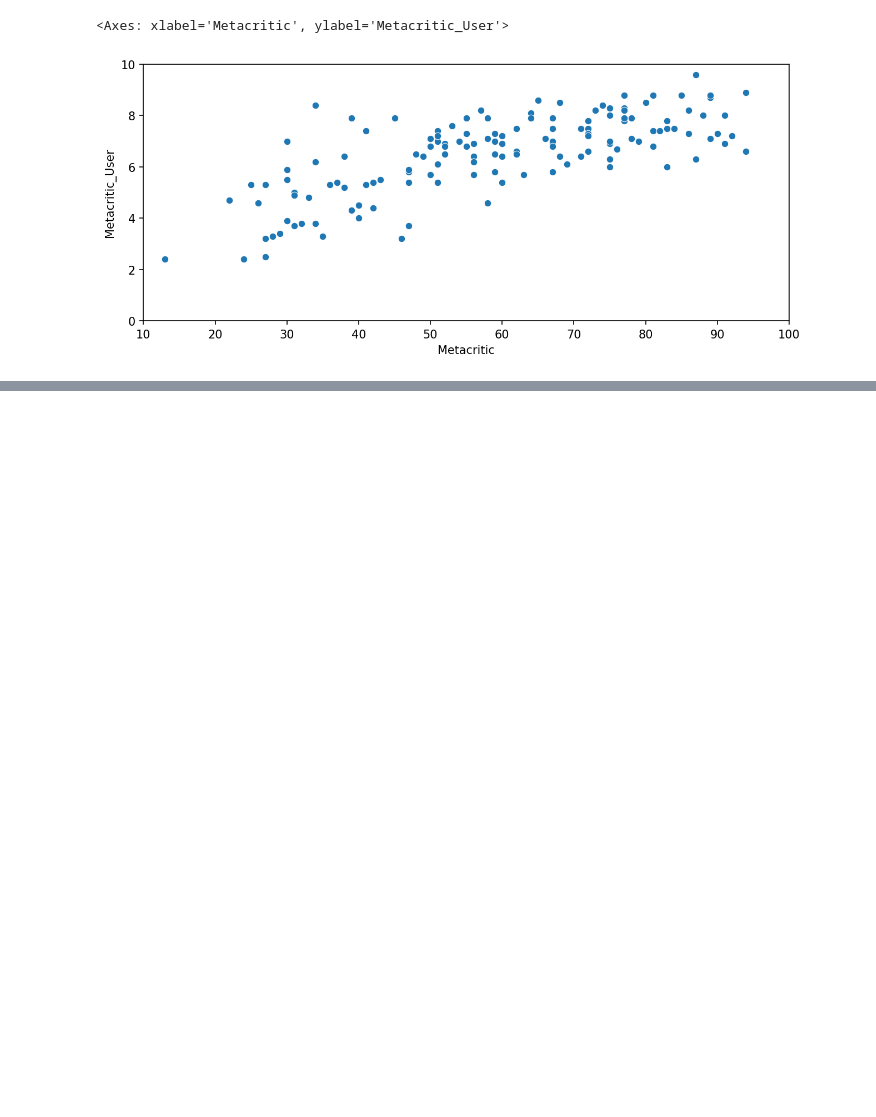
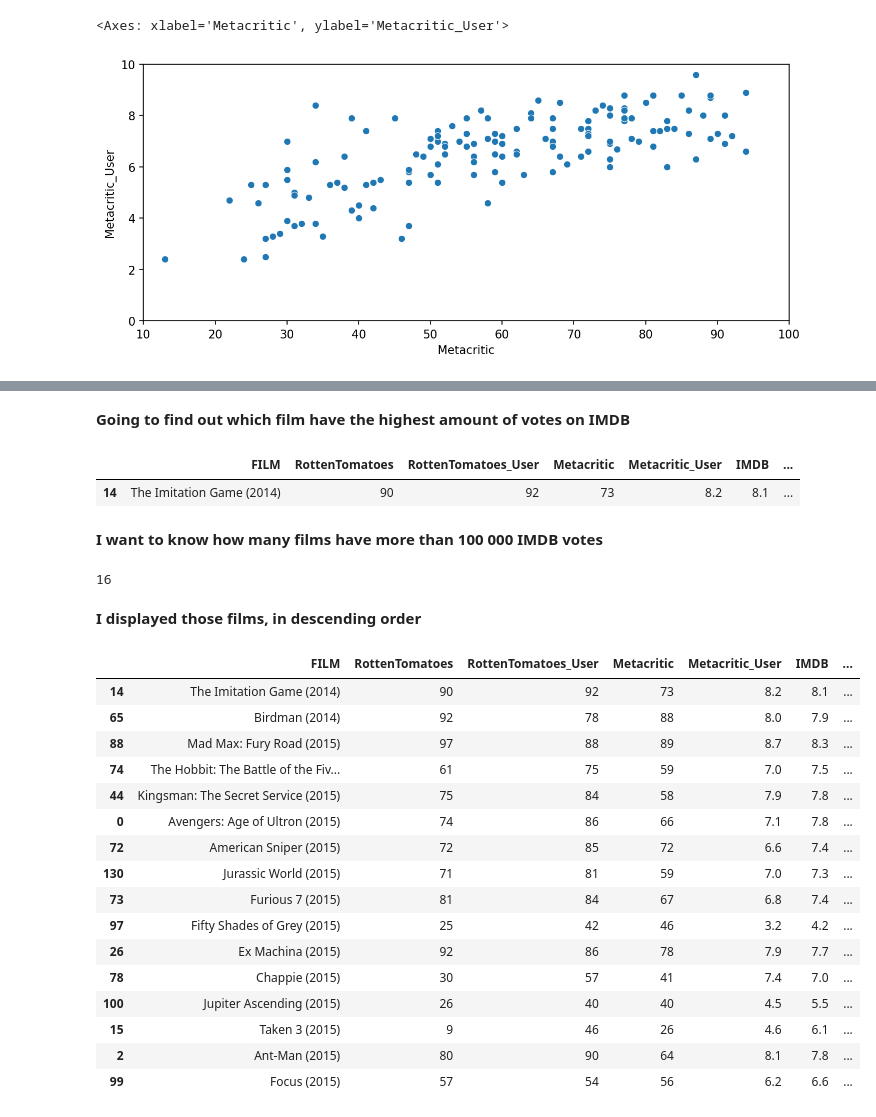
Before and after one commit to JovanTTT/FandangoProject, a Jupyter notebook: Fandango-Project.ipynb, the cells around one changed output, grey strips where cells are left out. Drawn from its saved outputs; the diff is of its cells as text; code cells hidden in the pictures; blank space fills up the shorter version.

```diff
--- a/Fandango-Project.ipynb
+++ b/Fandango-Project.ipynb
@@ -433,0 +455,35 @@ sns.scatterplot(data = all_sites, x = 'Metacritic', y = 'Metacritic_User')
+# %% [markdown]
+**Going to find out which film have the highest amount of votes on IMDB**
+# %%
+all_sites.nlargest(1, 'IMDB_user_vote_count')
+# %% [output]
+|  | FILM | RottenTomatoes | RottenTomatoes_User | Metacritic | Metacritic_User | IMDB | ... |
+| 14 | The Imitation Game (2014) | 90 | 92 | 73 | 8.2 | 8.1 | ... |
+# %% [markdown]
+**I want to know how many films have more than 100 000 IMDB votes**
+# %%
+len(all_sites[all_sites['IMDB_user_vote_count'] > 100000])
+# %% [output]
+16
+# %% [markdown]
+**I displayed those films, in descending order**
+# %%
+all_sites[all_sites['IMDB_user_vote_count'] > 100000].sort_values('IMDB_user_vote_count', ascending = False)
+# %% [output]
+|  | FILM | RottenTomatoes | RottenTomatoes_User | Metacritic | Metacritic_User | IMDB | ... |
+| 14 | The Imitation Game (2014) | 90 | 92 | 73 | 8.2 | 8.1 | ... |
+| 65 | Birdman (2014) | 92 | 78 | 88 | 8.0 | 7.9 | ... |
+| 88 | Mad Max: Fury Road (2015) | 97 | 88 | 89 | 8.7 | 8.3 | ... |
+| 74 | The Hobbit: The Battle of the Fiv... | 61 | 75 | 59 | 7.0 | 7.5 | ... |
+| 44 | Kingsman: The Secret Service (2015) | 75 | 84 | 58 | 7.9 | 7.8 | ... |
+| 0 | Avengers: Age of Ultron (2015) | 74 | 86 | 66 | 7.1 | 7.8 | ... |
+| 72 | American Sniper (2015) | 72 | 85 | 72 | 6.6 | 7.4 | ... |
+| 130 | Jurassic World (2015) | 71 | 81 | 59 | 7.0 | 7.3 | ... |
+| 73 | Furious 7 (2015) | 81 | 84 | 67 | 6.8 | 7.4 | ... |
+| 97 | Fifty Shades of Grey (2015) | 25 | 42 | 46 | 3.2 | 4.2 | ... |
+| 26 | Ex Machina (2015) | 92 | 86 | 78 | 7.9 | 7.7 | ... |
+| 78 | Chappie (2015) | 30 | 57 | 41 | 7.4 | 7.0 | ... |
+| 100 | Jupiter Ascending (2015) | 26 | 40 | 40 | 4.5 | 5.5 | ... |
+| 15 | Taken 3 (2015) | 9 | 46 | 26 | 4.6 | 6.1 | ... |
+| 2 | Ant-Man (2015) | 80 | 90 | 64 | 8.1 | 7.8 | ... |
+| 99 | Focus (2015) | 57 | 54 | 56 | 6.2 | 6.6 | ... |
```
Also changed, not shown: parts of 7 cells of this notebook.
